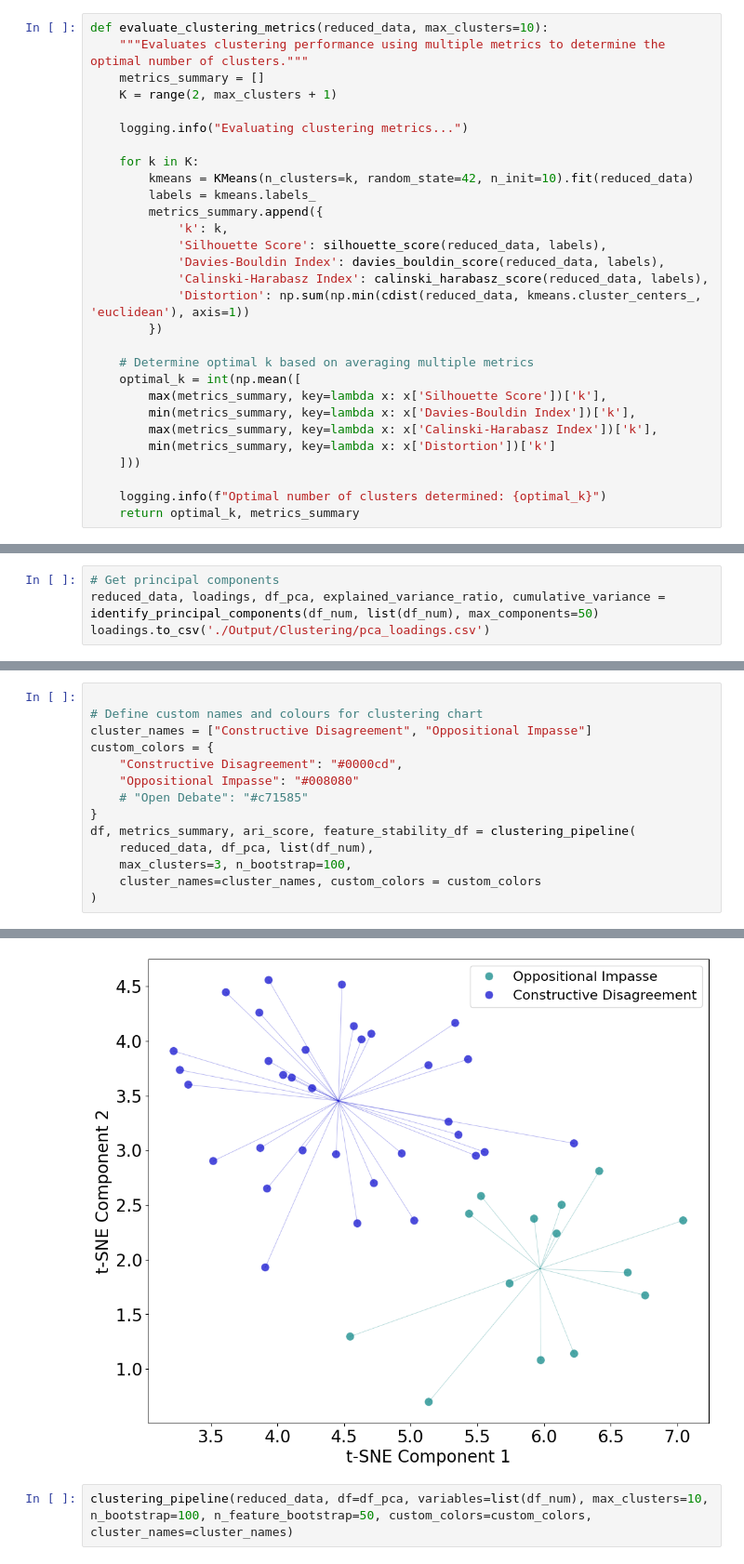
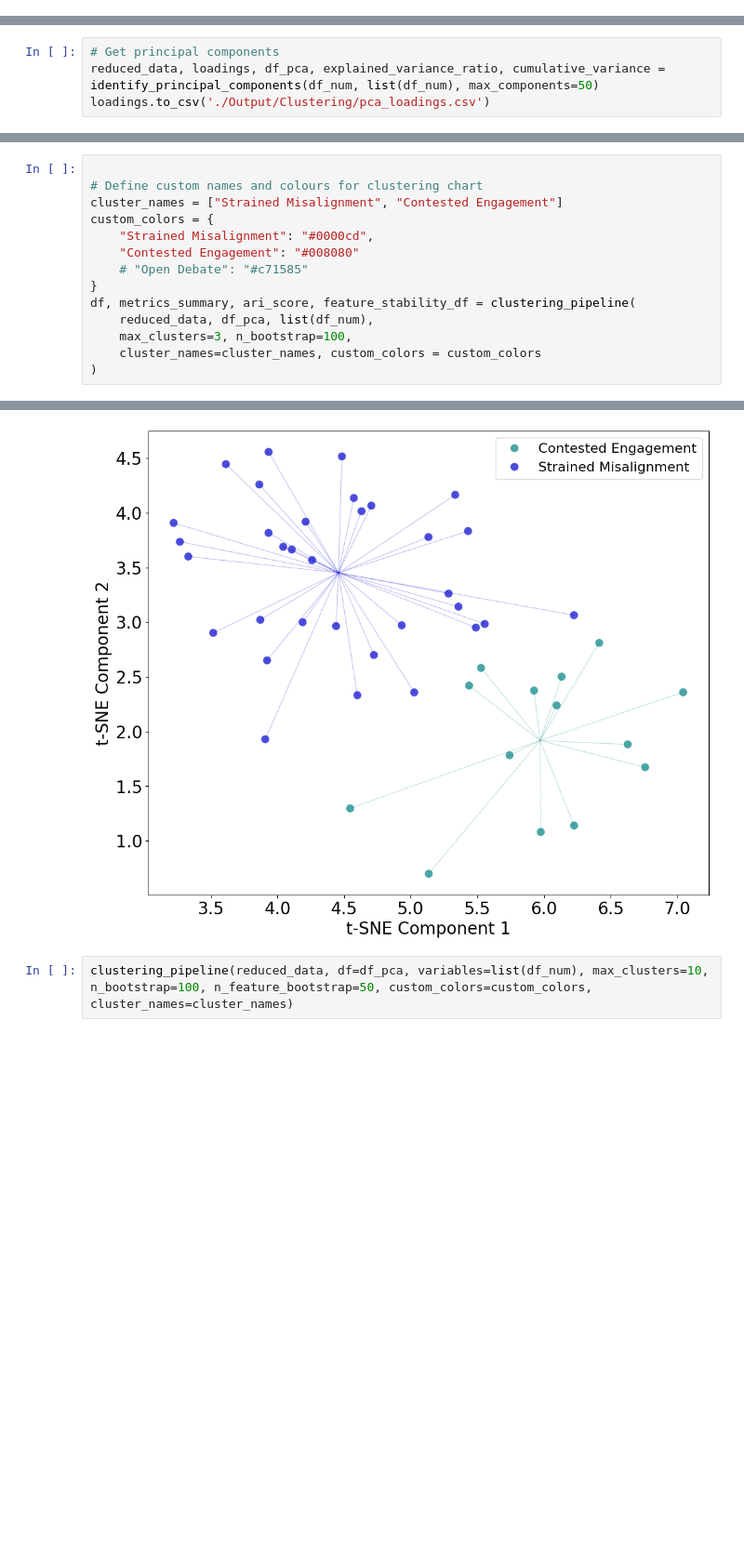
Before and after one commit to bbevis/Con2vec, a Jupyter notebook: Python/EDA_convo_clusters.ipynb, the cells around one changed output, grey strips where cells are left out. Shown at 93% size. Drawn from its saved outputs; the diff is of its cells as text; blank space fills up the shorter version.

```diff
--- a/Python/EDA_convo_clusters.ipynb
+++ b/Python/EDA_convo_clusters.ipynb
@@ -334,32 +181,3 @@ def perform_kmeans_clustering(reduced_data, df, variables, max_clusters=10, n_bo
-# %%
-def evaluate_clustering_metrics(reduced_data, max_clusters=10):
-    """Evaluates clustering performance using multiple metrics to determine the optimal number of clusters."""
-    metrics_summary = []
-    K = range(2, max_clusters + 1)
-
-    logging.info("Evaluating clustering metrics...")
-
-    for k in K:
-        kmeans = KMeans(n_clusters=k, random_state=42, n_init=10).fit(reduced_data)
-        labels = kmeans.labels_
-        metrics_summary.append({
-            'k': k,
-            'Silhouette Score': silhouette_score(reduced_data, labels),
-            'Davies-Bouldin Index': davies_bouldin_score(reduced_data, labels),
-            'Calinski-Harabasz Index': calinski_harabasz_score(reduced_data, labels),
-            'Distortion': np.sum(np.min(cdist(reduced_data, kmeans.cluster_centers_, 'euclidean'), axis=1))
-        })
-
-    # Determine optimal k based on averaging multiple metrics
-    optimal_k = int(np.mean([
-        max(metrics_summary, key=lambda x: x['Silhouette Score'])['k'],
-        min(metrics_summary, key=lambda x: x['Davies-Bouldin Index'])['k'],
-        max(metrics_summary, key=lambda x: x['Calinski-Harabasz Index'])['k'],
-        min(metrics_summary, key=lambda x: x['Distortion'])['k']
-    ]))
-
-    logging.info(f"Optimal number of clusters determined: {optimal_k}")
-    return optimal_k, metrics_summary
 # %%
 def perform_kmeans_clustering(reduced_data, optimal_k):
     """Performs K-means clustering with the optimal number of clusters."""
@@ -541,10 +411,10 @@ Stack trace:
 # %%
 
 # Define custom names and colours for clustering chart
-cluster_names = ["Constructive Disagreement", "Oppositional Impasse"]
+cluster_names = ["Strained Misalignment", "Contested Engagement"]
 custom_colors = {
-    "Constructive Disagreement": "#0000cd",
-    "Oppositional Impasse": "#008080"
+    "Strained Misalignment": "#0000cd",
+    "Contested Engagement": "#008080"
     # "Open Debate": "#c71585"
 }
 df, metrics_summary, ari_score, feature_stability_df = clustering_pipeline(
@@ -573,4 +434,4 @@ Generating cluster visualization...
-[figure, old version]
+[figure, new version]
 # %%
 clustering_pipeline(reduced_data, df=df_pca, variables=list(df_num), max_clusters=10, n_bootstrap=100, n_feature_bootstrap=50, custom_colors=custom_colors, cluster_names=cluster_names)
 # %% [output]
```
Also changed, not shown: parts of 7 cells of this notebook, 1 other file.
